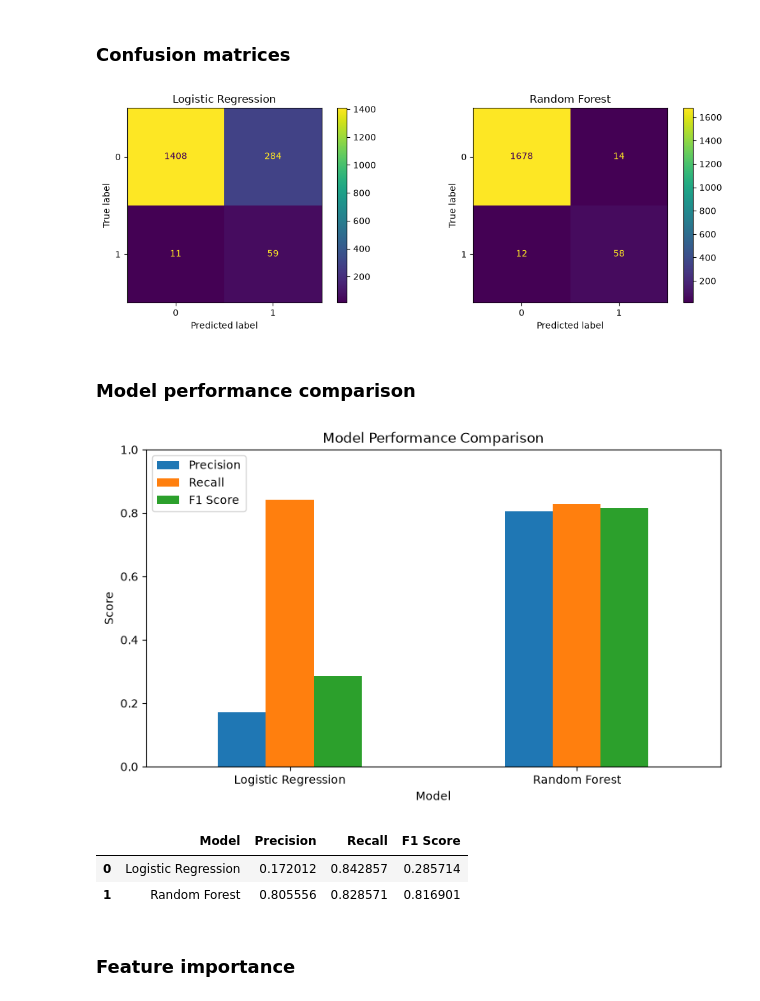
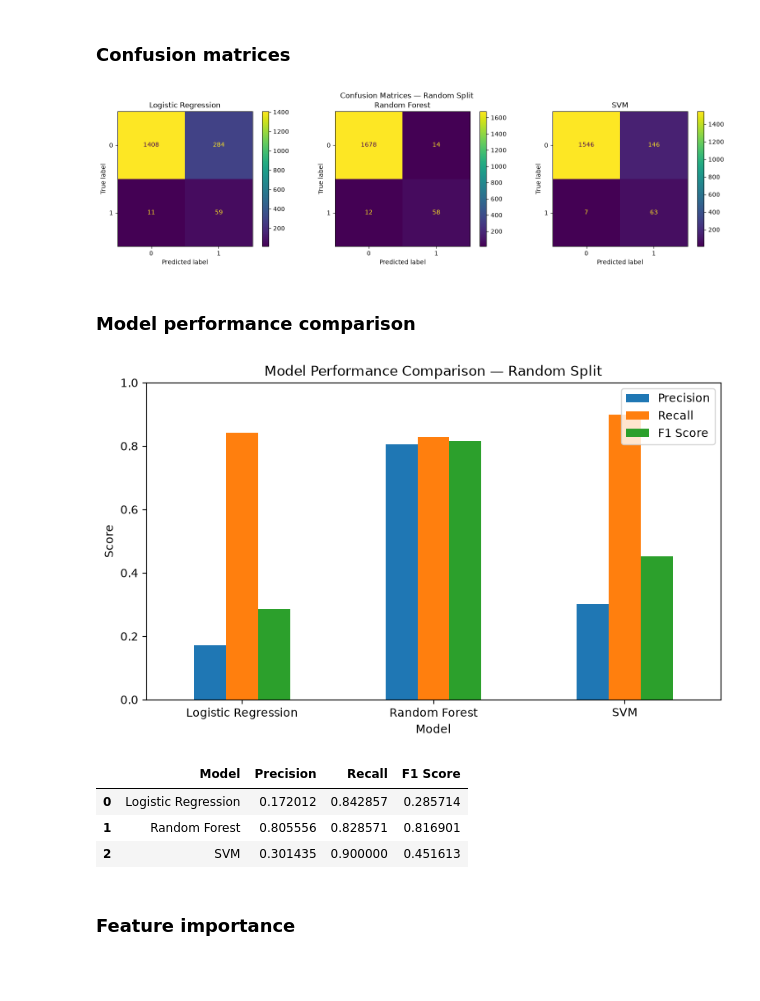
Before and after one commit to iqraamin054-code/GLOFGuard, a Jupyter notebook: notebooks/06_model_training.ipynb, the cells around one changed output. Drawn from its saved outputs; the diff is of its cells as text; code cells hidden in the pictures; blank space fills up the shorter version.

```diff
--- a/notebooks/06_model_training.ipynb
+++ b/notebooks/06_model_training.ipynb
@@ -130,0 +133,11 @@ ROC-AUC: 0.9876519756838906
+# %%
+from sklearn.svm import SVC
+
+svm_model = SVC(class_weight='balanced', probability=True, random_state=42)
+svm_model.fit(X_train_scaled, y_train)
+svm_preds = svm_model.predict(X_test_scaled)
+svm_proba = svm_model.predict_proba(X_test_scaled)[:, 1]
+
+print("=== SVM (Random Split) ===")
+print(classification_report(y_test, svm_preds))
+print("ROC-AUC:", roc_auc_score(y_test, svm_proba))
@@ -165,49 +190,48 @@ plt.show()
 # %%
 from sklearn.metrics import ConfusionMatrixDisplay
 
-fig, axes = plt.subplots(1, 2, figsize=(11, 4))
+fig, axes = plt.subplots(1, 3, figsize=(15, 4))
 
-ConfusionMatrixDisplay.from_predictions(
-    y_test, log_preds, ax=axes[0]
-)
+ConfusionMatrixDisplay.from_predictions(y_test, log_preds, ax=axes[0])
 axes[0].set_title('Logistic Regression')
 
-ConfusionMatrixDisplay.from_predictions(
-    y_test, rf_preds, ax=axes[1]
-)
+ConfusionMatrixDisplay.from_predictions(y_test, rf_preds, ax=axes[1])
 axes[1].set_title('Random Forest')
 
+ConfusionMatrixDisplay.from_predictions(y_test, svm_preds, ax=axes[2])
+axes[2].set_title('SVM')
+
+plt.suptitle('Confusion Matrices — Random Split')
 plt.tight_layout()
 plt.show()
 # %% [output]
-[figure, old version]
+[figure, new version]
 # %% [markdown]
 ### Model performance comparison
 # %%
 from sklearn.metrics import precision_score, recall_score, f1_score
 
 comparison = pd.DataFrame({
-    'Model': ['Logistic Regression', 'Random Forest'],
+    'Model': ['Logistic Regression', 'Random Forest', 'SVM'],
     'Precision': [
         precision_score(y_test, log_preds),
-        precision_score(y_test, rf_preds)
+        precision_score(y_test, rf_preds),
+        precision_score(y_test, svm_preds)
     ],
     'Recall': [
         recall_score(y_test, log_preds),
-        recall_score(y_test, rf_preds)
+        recall_score(y_test, rf_preds),
+        recall_score(y_test, svm_preds)
     ],
     'F1 Score': [
         f1_score(y_test, log_preds),
-        f1_score(y_test, rf_preds)
+        f1_score(y_test, rf_preds),
+        f1_score(y_test, svm_preds)
     ]
 })
 
-comparison.set_index('Model').plot(
-    kind='bar',
-    figsize=(9, 5)
-)
-
-plt.title('Model Performance Comparison')
+comparison.set_index('Model').plot(kind='bar', figsize=(9, 5))
+plt.title('Model Performance Comparison — Random Split')
 plt.ylabel('Score')
 plt.ylim(0, 1)
 plt.xticks(rotation=0)
@@ -216,10 +240,11 @@ plt.show()
 
 comparison
 # %% [output]
-[figure, old version]
+[figure, new version]
 |  | Model | Precision | Recall | F1 Score |
 | 0 | Logistic Regression | 0.172012 | 0.842857 | 0.285714 |
 | 1 | Random Forest | 0.805556 | 0.828571 | 0.816901 |
+| 2 | SVM | 0.301435 | 0.900000 | 0.451613 |
 # %% [markdown]
 ### Feature importance
 # %%
```
Also changed, not shown: parts of 24 cells of this notebook.
